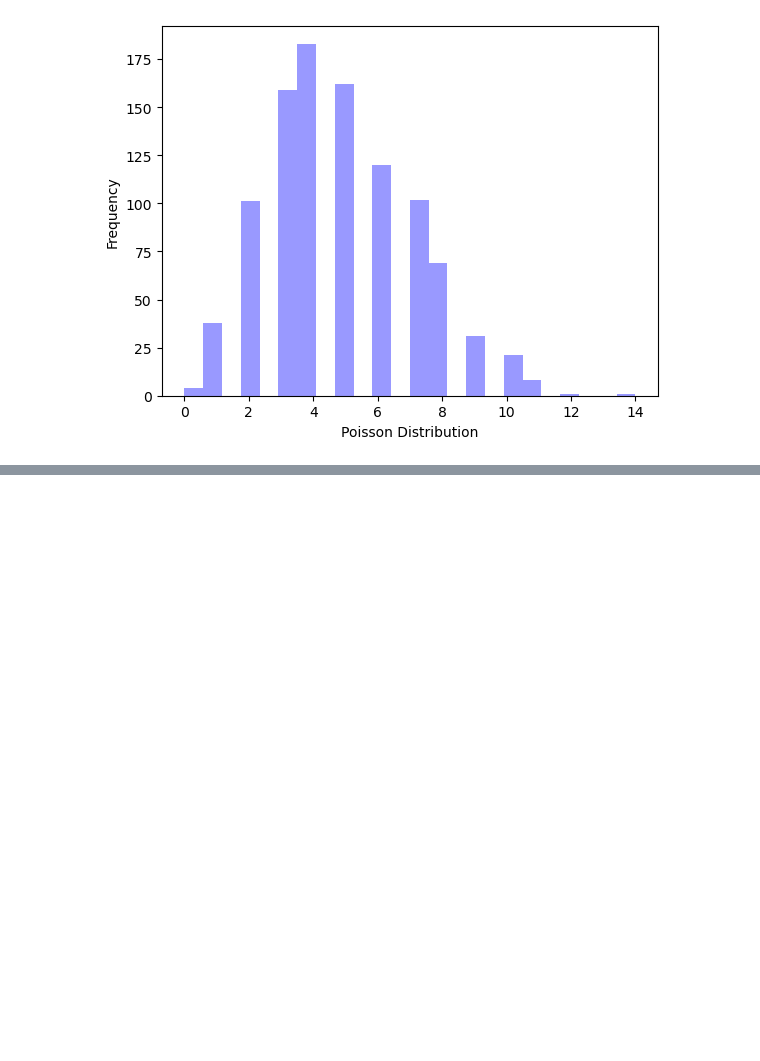
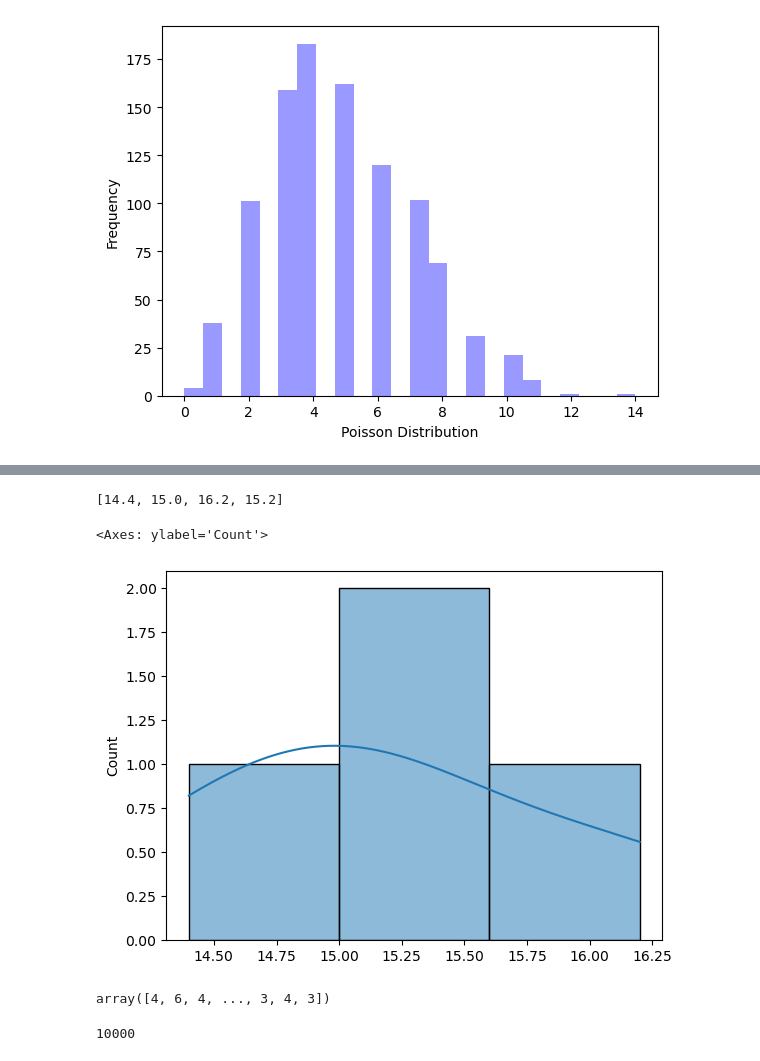
Before and after one commit to DeepjyotiBhattacharjee/Statistics-for-Data-Science, a Jupyter notebook: Stats 2.ipynb, the cells around one changed output, grey strips where cells are left out. Cells and saved outputs as stored; diff of their text form; code cells hidden in the pictures; blank space fills up the shorter version.

```diff
--- a/Stats 2.ipynb
+++ b/Stats 2.ipynb
@@ -333,0 +336,3 @@ https://gist.github.com/mwaskom/de44147ed2974457ad6372750bbe5751
+# %%
+population = np.random.randint(10,20,50)
+population
@@ -333,0 +356,4 @@ https://gist.github.com/mwaskom/de44147ed2974457ad6372750bbe5751
+# %%
+# random sample from population
+sample = np.random.choice(population,20)
+sample
@@ -333,0 +373,5 @@ https://gist.github.com/mwaskom/de44147ed2974457ad6372750bbe5751
+# %%
+sample1 = np.random.choice(population,20)
+sample2 = np.random.choice(population,20)
+sample3 = np.random.choice(population,20)
+sample4 = np.random.choice(population,20)
@@ -333,0 +396,23 @@ https://gist.github.com/mwaskom/de44147ed2974457ad6372750bbe5751
+# %%
+mean_of_samples = []
+all_samples = [sample1,sample2,sample3,sample4]
+
+for sample in all_samples:
+    mean_of_samples.append(np.mean(sample))
+mean_of_samples
+# %% [output]
+[14.4, 15.0, 16.2, 15.2]
+# %%
+sns.histplot(mean_of_samples,kde=True)
+# %% [output]
+<Axes: ylabel='Count'>
+[figure, added]
+# %%
+population = np.random.binomial(10,0.5,10000)
+population
+# %% [output]
+array([4, 6, 4, ..., 3, 4, 3])
+# %%
+len(population)
+# %% [output]
+10000
```
Also changed, not shown: parts of 14 cells of this notebook.
